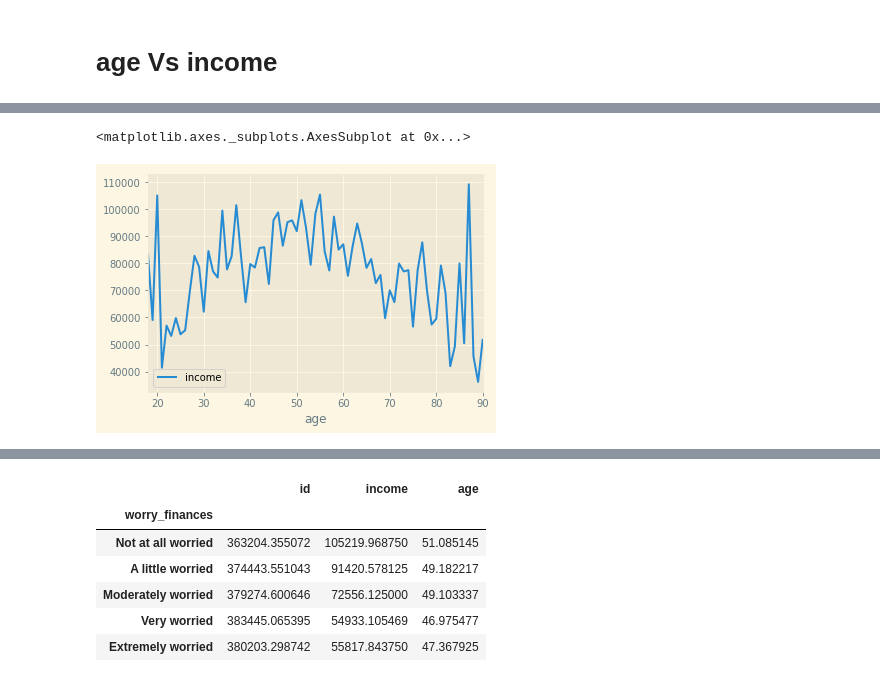
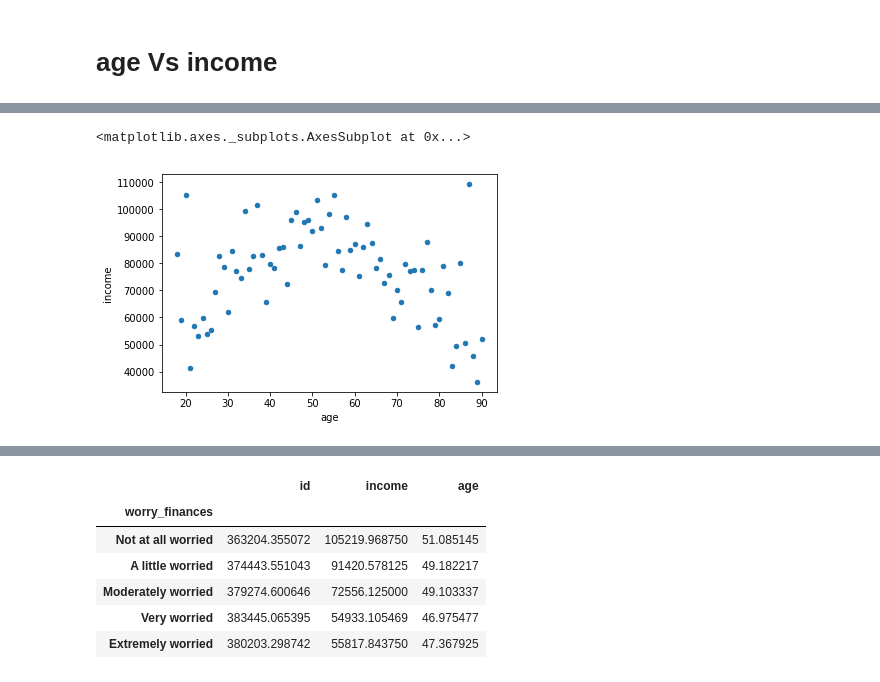
Before and after one commit to wangdianyh/trump-4703, a Jupyter notebook: Trump.ipynb, the cells around one changed output, grey strips where cells are left out. Drawn from its saved outputs; the diff is of its cells as text; code cells hidden in the pictures.

```diff
--- a/Trump.ipynb
+++ b/Trump.ipynb
@@ -100,5 +100,6 @@ df_income_age.plot(kind='scatter', x='age', y='income')
 # %%
-df_income_age.groupby('age').mean().drop(columns=['id']).plot()
+age_income_level = df_income_age.groupby('age').mean().drop(columns=['id']).reset_index()
+age_income_level.plot(kind='scatter', x='age', y='income')
 # %% [output]
 <matplotlib.axes._subplots.AxesSubplot at 0x...>
-[figure, old version]
+[figure, new version]
```
Also changed, not shown: parts of 29 cells of this notebook, 1 other file.
